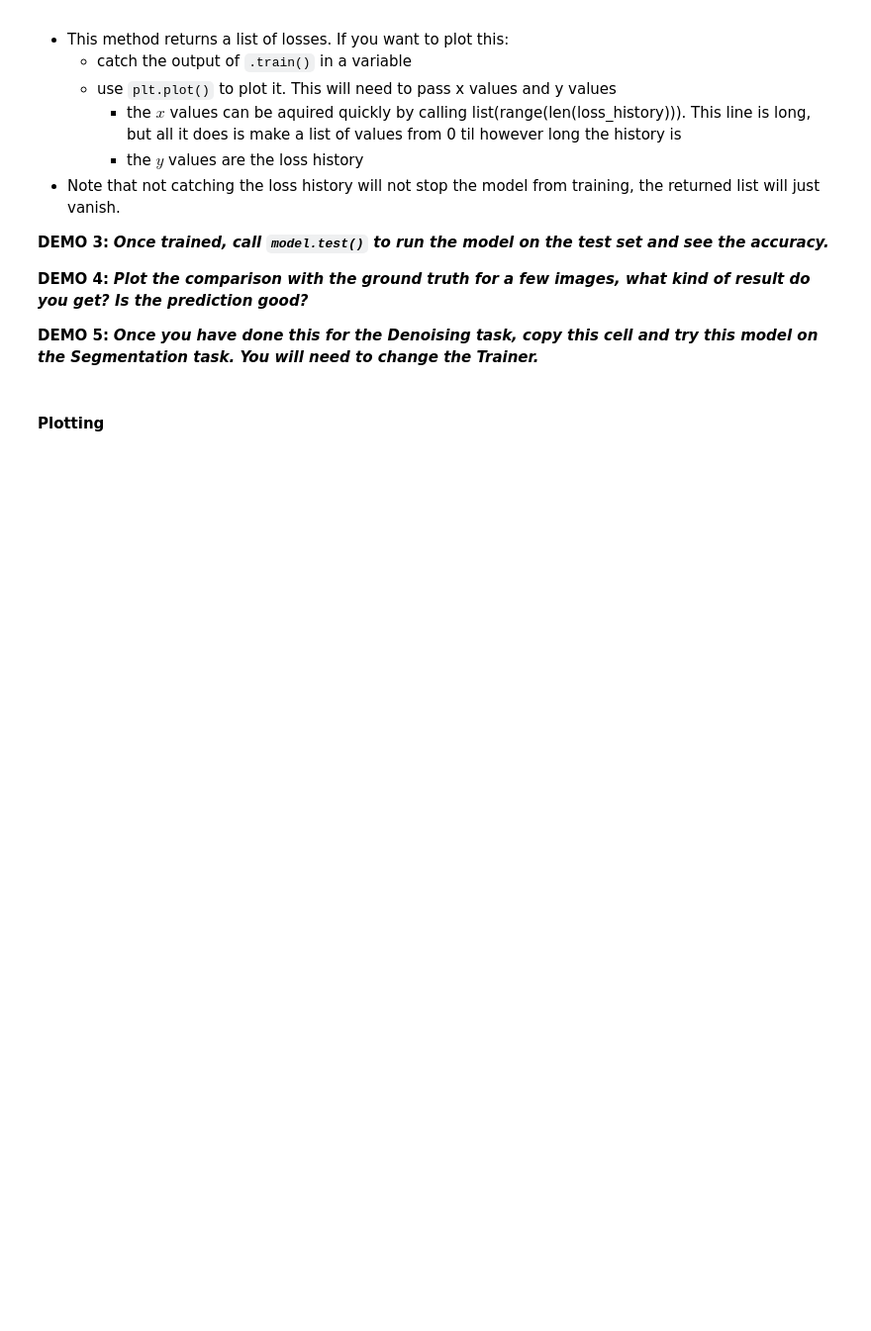
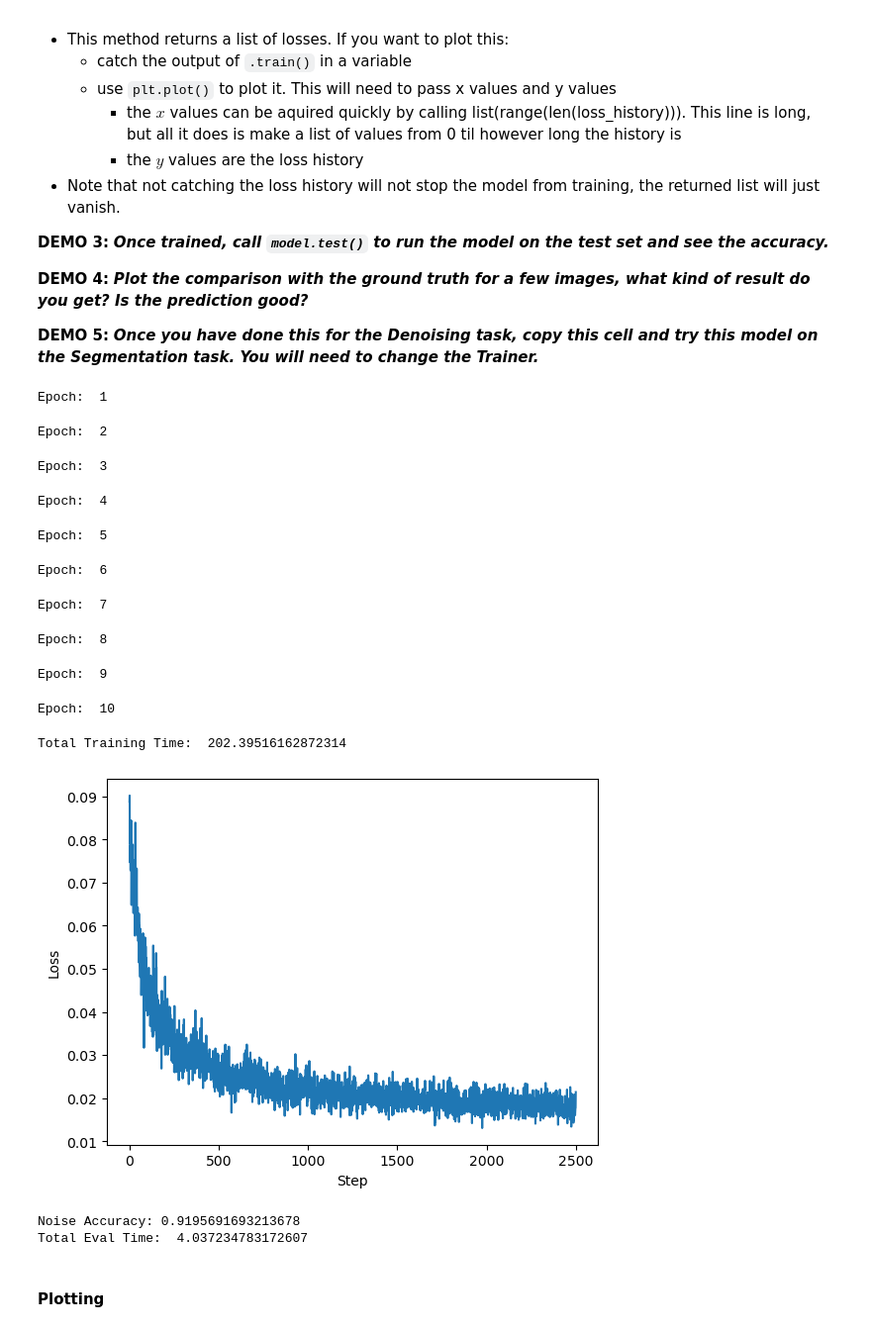
Before and after one commit to handyman1337/TDDE70, a Jupyter notebook: lab1/Lab1-AE-UNet.ipynb, the cells around one changed output. Shown at 99% size. Cells and saved outputs as stored; diff of their text form; code cells hidden in the pictures; blank space fills up the shorter version.

```diff
--- a/lab1/Lab1-AE-UNet.ipynb
+++ b/lab1/Lab1-AE-UNet.ipynb
@@ -310,9 +310,9 @@ class DoubleConv(nn.Module):
         if mid_channels == None:
             mid_channels = out_channels
 
-        self.conv1 = torch.nn.Conv2d(in_channels, mid_channels, 3, 1, bias=False)
+        self.conv1 = torch.nn.Conv2d(in_channels, mid_channels, kernel_size=3, padding=1, bias=False)
         self.GN1 = torch.nn.GroupNorm(1, mid_channels)
-        self.conv2 = torch.nn.Conv2d(mid_channels, out_channels, 3, 1, bias=False)
+        self.conv2 = torch.nn.Conv2d(mid_channels, out_channels, kernel_size=3, padding=1, bias=False)
         self.GN2 = torch.nn.GroupNorm(1, out_channels)
         self.res = residual
 
@@ -720,12 +782,41 @@ You will need to change the Trainer._**
 # %%
 SEED = 1969
 random.seed(SEED)
 torch.manual_seed(SEED)
 torch.cuda.empty_cache()
 
 ####
 # Add Stuff here #
 ####
+
+trainEpochs = 10
+
+denoisingtrainer = DenoisingTrainer(model=AutoEncoder, batch_size=8, opt=torch.optim.RAdam, lr=0.001)
+
+
+loss_history = denoisingtrainer.train(epochs=trainEpochs)
+
+plt.plot(list(range(len(loss_history))),loss_history)
+plt.xlabel("Step")
+plt.ylabel("Loss")
+plt.show()
+
+denoisingtrainer.test()
+# %% [output]
+Epoch:  1
+Epoch:  2
+Epoch:  3
+Epoch:  4
+Epoch:  5
+Epoch:  6
+Epoch:  7
+Epoch:  8
+Epoch:  9
+Epoch:  10
+Total Training Time:  202.39516162872314
+[figure, added]
+Noise Accuracy: 0.9195691693213678
+Total Eval Time:  4.037234783172607
 # %% [markdown]
 #### Plotting
 # %%
```
Also changed, not shown: parts of 3 cells of this notebook.
